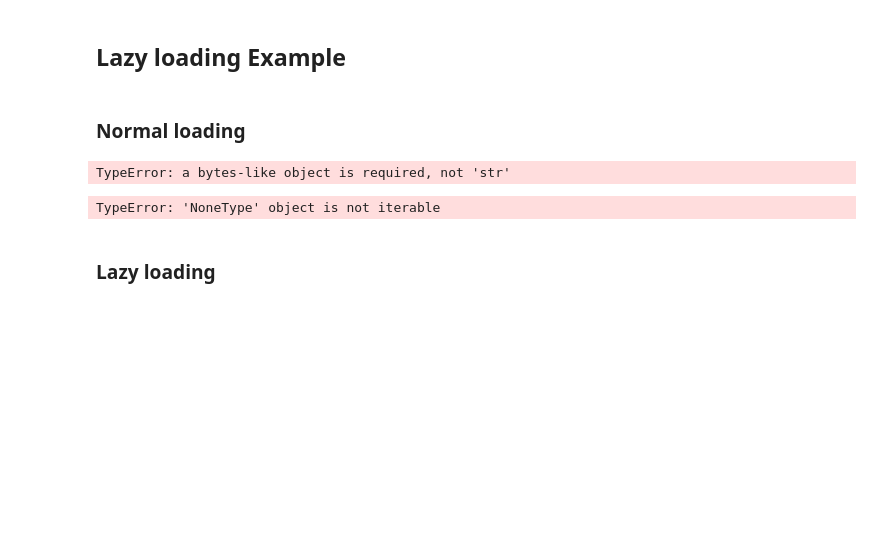
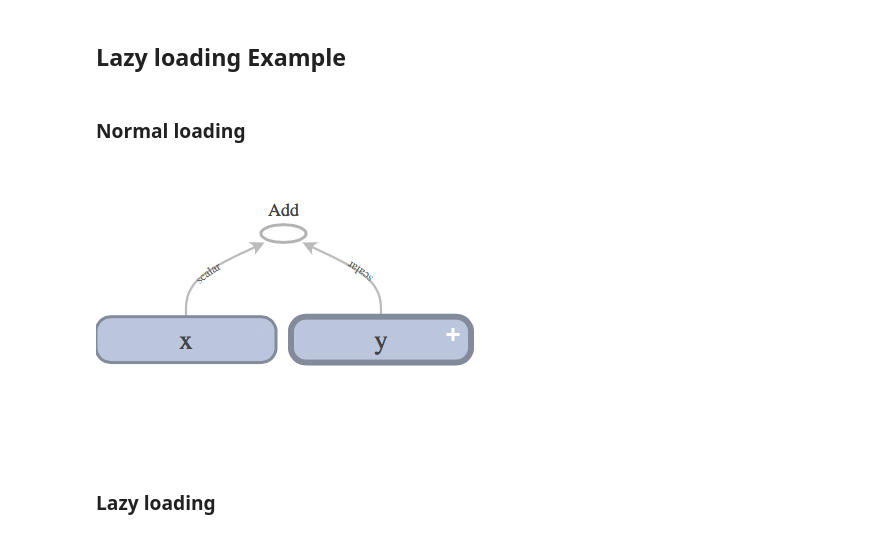
Before and after one commit to parksurk/cs20si_study, a Jupyter notebook: 2. Lecture2_TensorFlow_Operations.ipynb, the cells around one changed output. Cells and saved outputs as stored; diff of their text form; code cells hidden in the pictures; blank space fills up the shorter version.

```diff
--- a/2. Lecture2_TensorFlow_Operations.ipynb
+++ b/2. Lecture2_TensorFlow_Operations.ipynb
@@ -605,10 +605,9 @@ with tf.Session() as sess:
 writer.close()
 # %%
 from IPython.display import Image
-Image("images/tf_normal_loading.jpg")
+Image("images/tf_normal_loading.png")
 # %% [output]
-TypeError: a bytes-like object is required, not 'str'
-TypeError: 'NoneType' object is not iterable
+[figure, added]
 # %% [markdown]
 ### Lazy loading
 # %%
```
Also changed, not shown: parts of 8 cells of this notebook, 30 other files.
